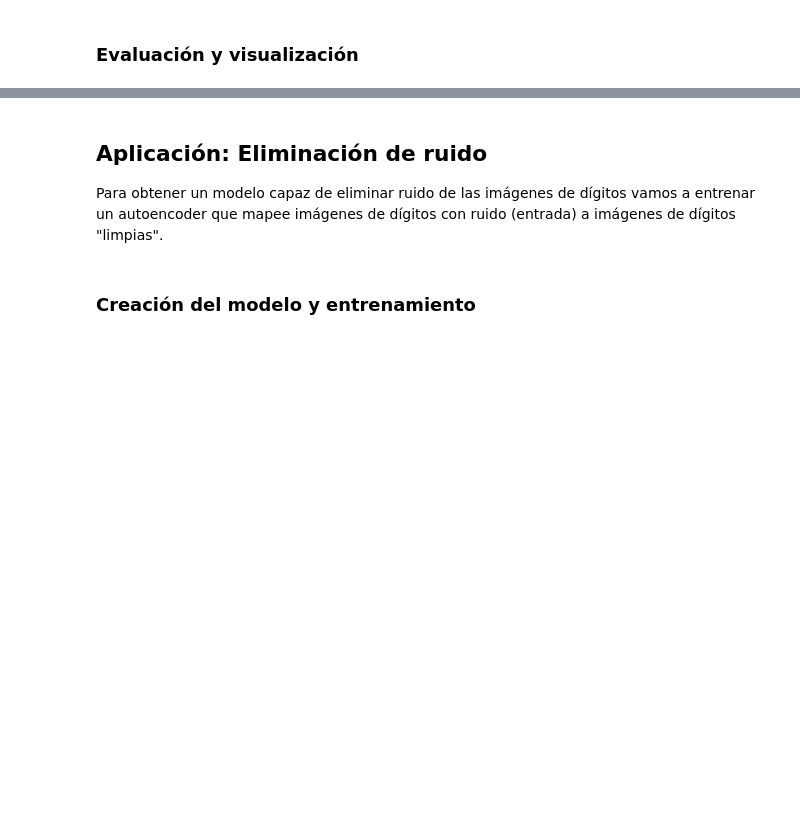
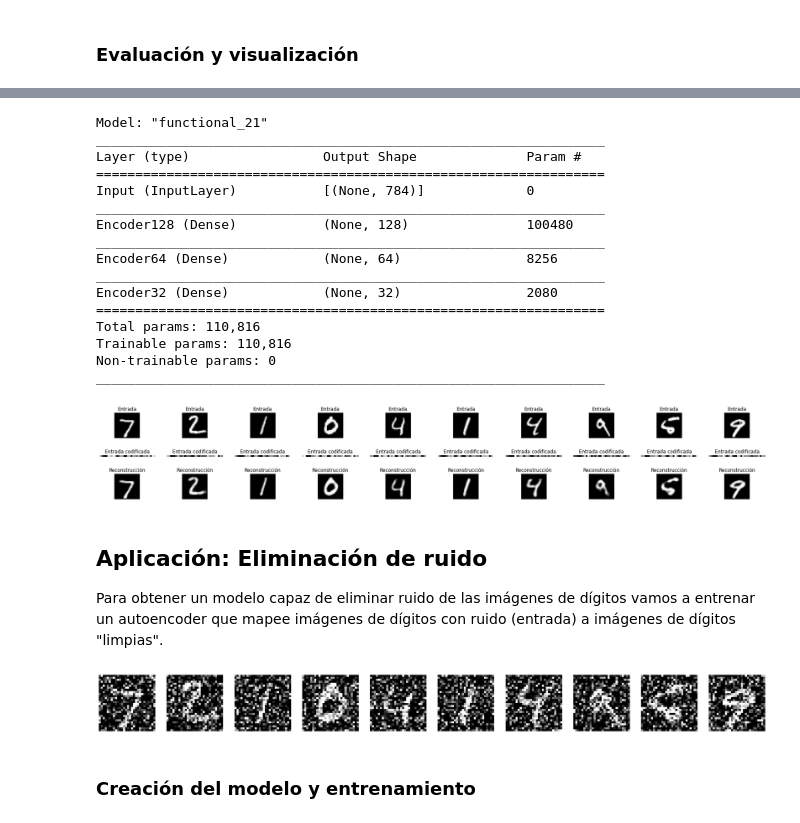
Before and after one commit to jvallalta/ia3, a Jupyter notebook: autoencoders_mnist.ipynb, the cells around one changed output, grey strips where cells are left out. Drawn from its saved outputs; the diff is of its cells as text; code cells hidden in the pictures; blank space fills up the shorter version.

```diff
--- a/autoencoders_mnist.ipynb
+++ b/autoencoders_mnist.ipynb
@@ -88,12 +88,12 @@ input_img = Input(shape=(784, ), name='Input')
 # Capas del encoder
 x = Dense(128, activation='relu', name='Encoder128')(input_img)
 x = Dense(64, activation='relu', name='Encoder64')(x)
-encoder = Dense(32, activation='relu', name='Encoder32')(x)
+encoder = Dense(encoding_dim, activation='relu', name='Encoder32')(x)
 
 # Capas del decoder
 x = Dense(64, activation='relu', name='Decoder64')(encoder)
 x = Dense(128, activation='relu', name='Decoder128')(x)
-decoded = Dense(784, activation='softmax', name='Ouput')(x)
+decoded = Dense(784, activation='sigmoid', name='Ouput')(x)
 
 #       Autoencoder
 # --------------------------
@@ -117,6 +117,7 @@ encoder = tf.keras.Model(input_img, encoder)
 # Visualizar arquitectura y dimensiones
 print(f"{'*'*65}\n\t\t\tAutoencoder\n{'*'*65}")
 autoencoder.summary()
+encoder.summary()
 # %% [output]
 *****************************************************************
                         Autoencoder
@@ -138,11 +139,11 @@ _________________________________________________________________
 # %% [markdown]
 ### Entrenamiento
 # %%
-autoencoder.compile(optimizer='adam', loss='binary_crossentropy')
-hist= autoencoder.fit(input_img,
-                      decoded,
+autoencoder.compile(optimizer='adam', loss='binary_crossentropy', metrics=[tf.keras.metrics.MeanSquaredError()])
+hist= autoencoder.fit(X_train,
+                      X_train,
                       epochs=50,
                       batch_size=256,
                       shuffle=True,
-                      validation_data=(input_img, decoded))
+                      validation_data=(X_test, X_test))
 # %% [output]
@@ -160,37 +179,55 @@ plt.legend(['Entrenamiento', 'Validación']);
 # Vamos a crear ahora por un lado un modelo para el encoder y otro para el decoder
 #          Encoder
 # ------------------------
-encoder = tf.keras.Model(, )
+#encoderm = tf.keras.Model((input_img, encoder))
 
 # Visualizar arquitectura y dimensiones
-print(f"\n{'*'*65}\n\t\t\tEncoder\n{'*'*65}")
+#print(f"\n{'*'*65}\n\t\t\tEncoder\n{'*'*65}")
 encoder.summary()
 
 # Codificamos y decodificamos algunos dígitos de ejemplo (datos de test)
 # -----------------------
-encoded_imgs = . . .
-decoded_imgs = . . .
+encoded_imgs = encoder.predict(X_test)
+decoded_imgs = autoencoder.predict(X_test)
 
 n_images = 10
 plt.figure(figsize=(30, 4))
 for i in range(n_images):
     # Entrada (original)
     plt.subplot(3, n_images, i + 1)
     plt.imshow(X_test[i].reshape(28, 28), cmap='gray')
     plt.title('Entrada')
     plt.axis('off')
 
     # Codificación
     plt.subplot(3, n_images, i + 1 + n_images)
     plt.imshow(encoded_imgs[i].reshape(1, encoding_dim), cmap='gray')
     plt.axis('off')
     plt.title('Entrada codificada')
 
     # Reconstrucción
     plt.subplot(3, n_images, i + 1 + n_images + n_images)
     plt.imshow(decoded_imgs[i].reshape(28, 28), cmap='gray')
     plt.axis('off')
     plt.title('Reconstrucción')
+# %% [output]
+Model: "functional_21"
+_________________________________________________________________
+Layer (type)                 Output Shape              Param #
+=================================================================
+Input (InputLayer)           [(None, 784)]             0
+_________________________________________________________________
+Encoder128 (Dense)           (None, 128)               100480
+_________________________________________________________________
+Encoder64 (Dense)            (None, 64)                8256
+_________________________________________________________________
+Encoder32 (Dense)            (None, 32)                2080
+=================================================================
+Total params: 110,816
+Trainable params: 110,816
+Non-trainable params: 0
+_________________________________________________________________
+[figure, added]
 # %% [markdown]
 ## Aplicación: Eliminación de ruido
 Para obtener un modelo capaz de eliminar ruido de las imágenes de dígitos vamos a entrenar un autoencoder que mapee imágenes de dígitos con ruido (entrada) a imágenes de dígitos "limpias".
@@ -211,6 +248,8 @@ for i in range(n_images):
     plt.subplot(1, n_images, i+1)
     plt.imshow(X_test_noisy[i].reshape(28, 28), cmap='gray')
     plt.axis('off')
+# %% [output]
+[figure, added]
 # %% [markdown]
 ### Creación del modelo y entrenamiento
 # %%
```
Also changed, not shown: parts of 5 cells of this notebook.
